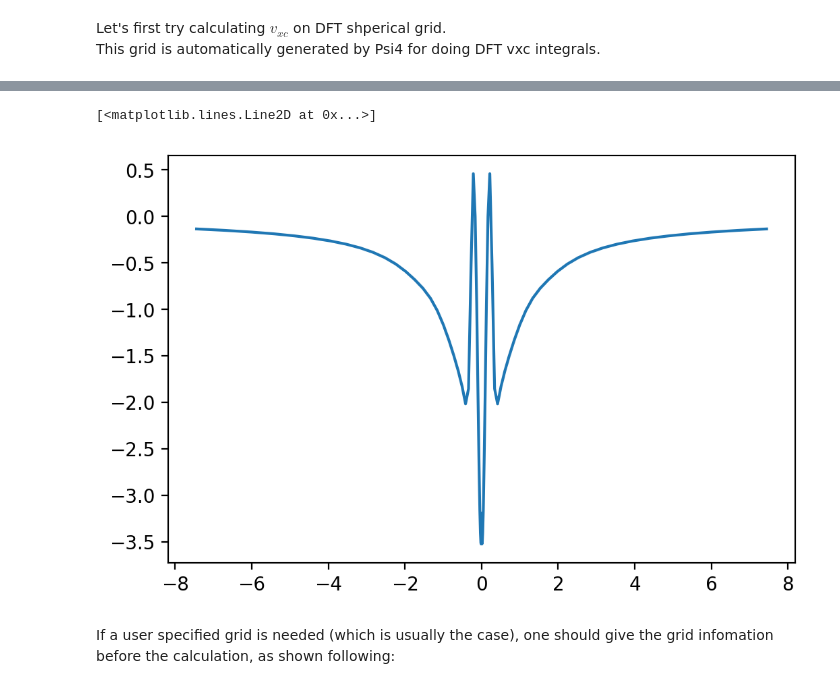
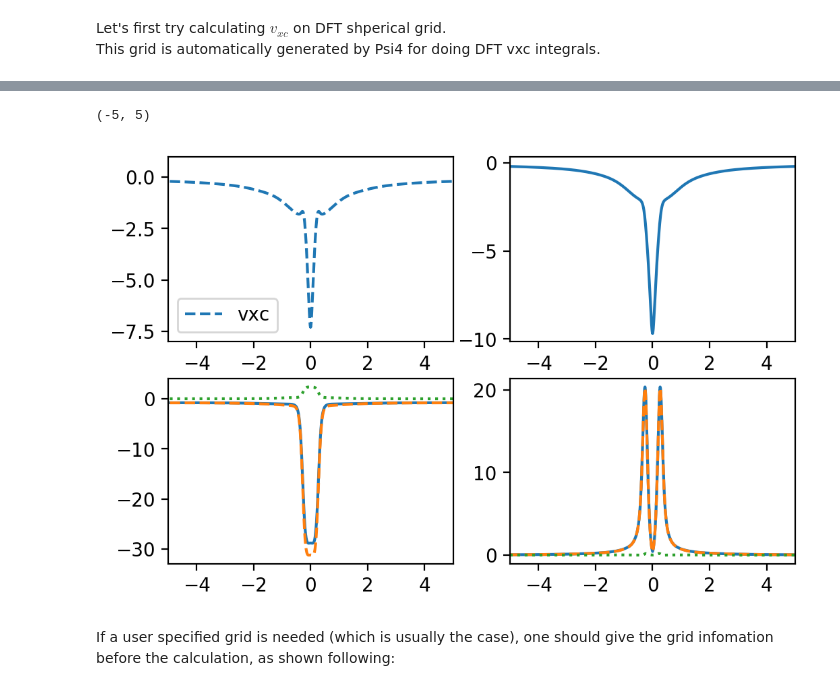
Before and after one commit to wasserman-group/n2v_examples, a Jupyter notebook: mRKS/Nobel_Gas.ipynb, the cells around one changed output, grey strips where cells are left out. Drawn from its saved outputs; the diff is of its cells as text; code cells hidden in the pictures.

```diff
--- a/mRKS/Nobel_Gas.ipynb
+++ b/mRKS/Nobel_Gas.ipynb
@@ -43,7 +44,7 @@ ine = n2v.Inverter(wfn)
 Let's first try calculating $v_{xc}$ on DFT shperical grid.\
 This grid is automatically generated by Psi4 for doing DFT vxc integrals.
 # %%
-v = ine.invert("mRKS", opt_max_iter=50, frac_old=0.3)
+v = ine.invert("mRKS", opt_max_iter=15, frac_old=0.3)
 # %% [output]
 The guide potential is changed to v_hartree.
 Memory taken by ERI integral matrix and 2pdm is about: 0.001 GB.
@@ -70,12 +74,28 @@ order = np.argsort(x[mask])
 
 x_plot = x[mask][order]
 vxc_plot = v[0][mask][order]
-# %%
-fig, ax = plt.subplots(dpi=200)
-ax.plot(x_plot, vxc_plot)
-# %% [output]
-[<matplotlib.lines.Line2D at 0x...>]
-[figure, removed]
+# %%
+fig, axes = plt.subplots(2,2,dpi=200)
+axes[0,0].plot(x_plot, vxc_plot, label="vxc", ls="--")
+axes[0, 0].set_xlim(-5,5)
+axes[0, 0].set_ylim(-8,1)
+axes[0, 0].legend()
+
+axes[0,1].plot(x_plot, v[1][mask][order])
+axes[0, 1].set_xlim(-5,5)
+
+axes[1,0].plot(x_plot, v[2][mask][order])
+axes[1,0].plot(x_plot, v[3][mask][order], ls='--')
+axes[1,0].plot(x_plot, v[2][mask][order]-v[3][mask][order], ls=":")
+axes[1, 0].set_xlim(-5,5)
+
+axes[1,1].plot(x_plot, v[4][mask][order])
+axes[1,1].plot(x_plot, v[5][mask][order], ls='--')
+axes[1,1].plot(x_plot, v[4][mask][order]-v[5][mask][order], ls=":")
+axes[1,1].set_xlim(-5,5)
+# %% [output]
+(-5, 5)
+[figure, added]
 # %% [markdown]
 If a user specified grid is needed (which is usually the case), one should give the grid infomation before the calculation, as shown following:
 # %%
```
Also changed, not shown: parts of 6 cells of this notebook.
